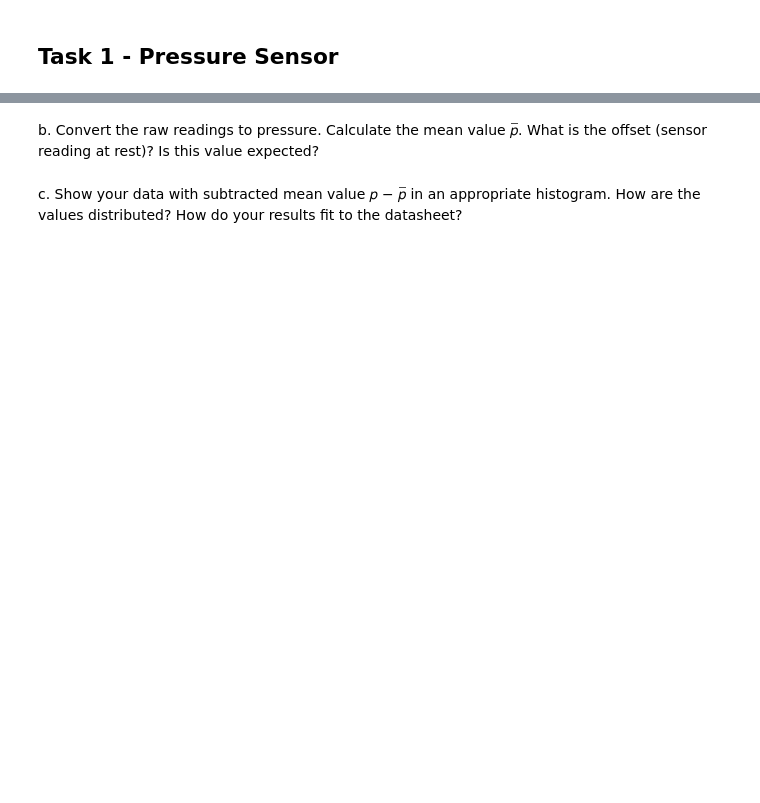
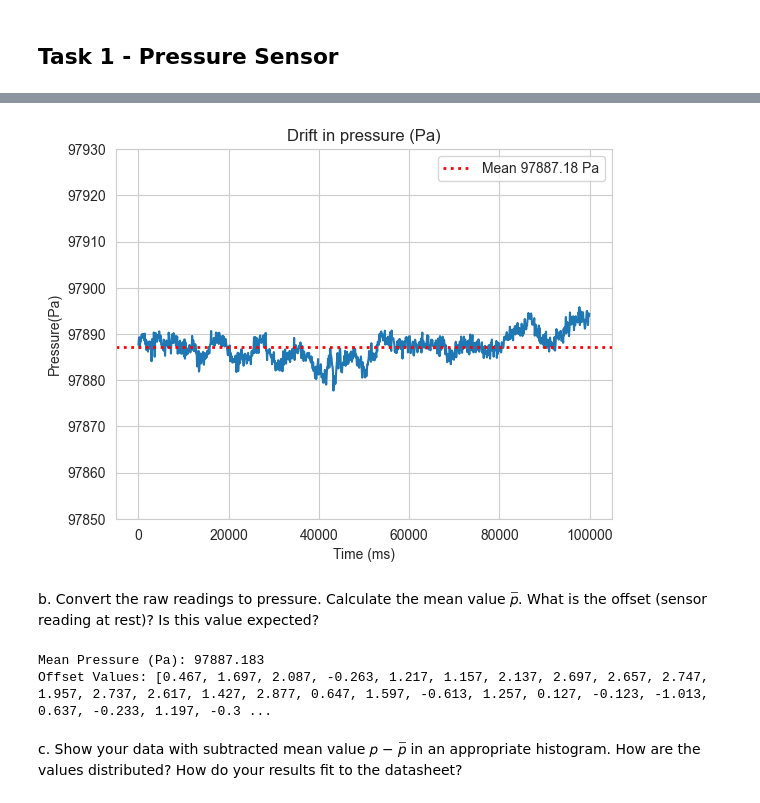
Before and after one commit to SowndaryaLakshmiV/Sensors-Lab-2, a Jupyter notebook: Module_1/Module1.ipynb, the cells around one changed output, grey strips where cells are left out. Saved outputs shown, nothing was run; the diff lists cells and outputs as text; code cells hidden in the pictures; blank space fills up the shorter version.

Commit message:
code done, data to be updated

```diff
--- a/Module_1/Module1.ipynb
+++ b/Module_1/Module1.ipynb
@@ -10,2 +3,21 @@ conditions.
 # %%
-dssd
+import matplotlib.pyplot as plt
+import numpy as np
+
+pressure_data = []
+t_data = []
+
+with open("Data/Pressure.txt") as f:
+    for line in f:
+        pressure_data.append(float(line.split("Pressure:")[1].strip()))
+        t_data.append(int(line.split("Timestamp:")[1].split("Pressure:")[0].strip()))
+
+timestamp_data = [0]
+for i in range(1, len(t_data)):
+    timestamp_data.append(timestamp_data[i-1] + (t_data[i] - t_data[i-1]))
+
+timestamp_data = timestamp_data[:1000]
+pressure_data = pressure_data[:1000]
+
+print(pressure_data)
+print(timestamp_data)
@@ -12,7 +34,30 @@ dssd
+# %%
+plt.plot(timestamp_data, pressure_data)
+plt.ylim(97850,97930)
+plt.axhline(np.mean(pressure_data), linestyle=":", linewidth=2, color="red", label=f"Mean {np.mean(pressure_data):.2f} Pa")
+plt.title("Drift in pressure (Pa)")
+plt.xlabel("Time (ms)")
+plt.ylabel("Pressure(Pa)")
+plt.grid(True)
+plt.legend()
+plt.show()
+# %% [output]
+[figure, added]
 # %% [markdown]
 
 b. Convert the raw readings to pressure. Calculate the mean value 𝑝̅. What is the
 offset (sensor reading at rest)? Is this value expected?
+# %%
+mean_pressure = round(sum(pressure_data)/len(pressure_data),3)
+print(f"Mean Pressure (Pa): {mean_pressure}")
+
+offset = []
+offset = [round(p - mean_pressure, 3) for p in pressure_data]
+
+print(f"Offset Values: {offset}")
+# %% [output]
+Mean Pressure (Pa): 97887.183
+Offset Values: [0.467, 1.697, 2.087, -0.263, 1.217, 1.157, 2.137, 2.697, 2.657, 2.747, 1.957, 2.737, 2.617, 1.427, 2.877, 0.647, 1.597, -0.613, 1.257, 0.127, -0.123, -1.013, 0.637, -0.233, 1.197, -0.3 ...
 # %% [markdown]
 
 c. Show your data with subtracted mean value 𝑝 − 𝑝̅ in an appropriate histogram.
```
Also changed, not shown: parts of 11 cells of this notebook, 7 other files.
